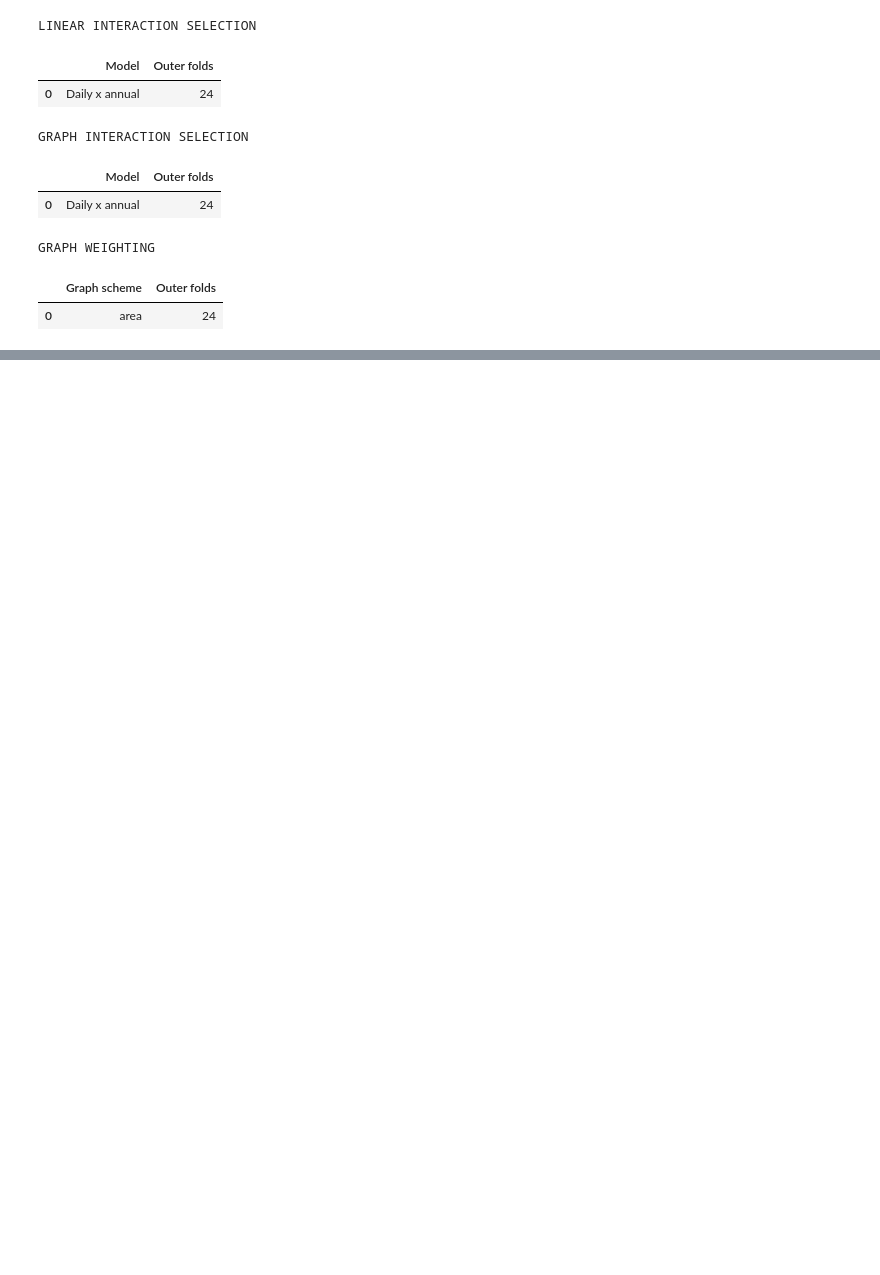
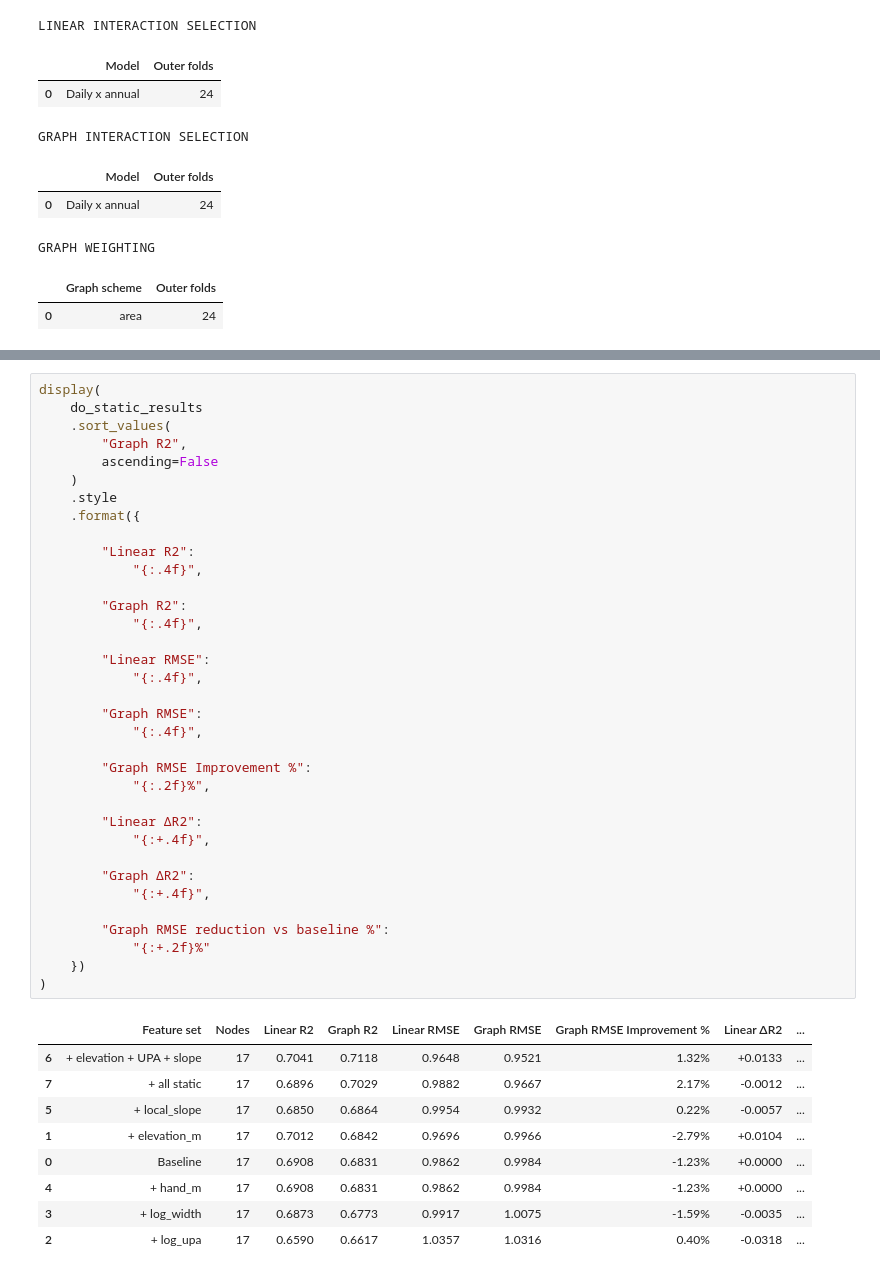
Before and after one commit to andrewc156/rivernets, a Jupyter notebook: largest_uncompressed_laplacian.ipynb, the cells around one changed output, grey strips where cells are left out. Saved outputs shown, nothing was run; the diff lists cells and outputs as text; blank space fills up the shorter version.

```diff
--- a/largest_uncompressed_laplacian.ipynb
+++ b/largest_uncompressed_laplacian.ipynb
@@ -13870,0 +15594,45 @@ GRAPH WEIGHTING
+# %%
+display(
+    do_static_results
+    .sort_values(
+        "Graph R2",
+        ascending=False
+    )
+    .style
+    .format({
+
+        "Linear R2":
+            "{:.4f}",
+
+        "Graph R2":
+            "{:.4f}",
+
+        "Linear RMSE":
+            "{:.4f}",
+
+        "Graph RMSE":
+            "{:.4f}",
+
+        "Graph RMSE Improvement %":
+            "{:.2f}%",
+
+        "Linear ΔR2":
+            "{:+.4f}",
+
+        "Graph ΔR2":
+            "{:+.4f}",
+
+        "Graph RMSE reduction vs baseline %":
+            "{:+.2f}%"
+    })
+)
+# %% [output]
+|  | Feature set | Nodes | Linear R2 | Graph R2 | Linear RMSE | Graph RMSE | Graph RMSE Improvement % | Linear ΔR2 | ... |
+| 6 | + elevation + UPA + slope | 17 | 0.7041 | 0.7118 | 0.9648 | 0.9521 | 1.32% | +0.0133 | ... |
+| 7 | + all static | 17 | 0.6896 | 0.7029 | 0.9882 | 0.9667 | 2.17% | -0.0012 | ... |
+| 5 | + local_slope | 17 | 0.6850 | 0.6864 | 0.9954 | 0.9932 | 0.22% | -0.0057 | ... |
+| 1 | + elevation_m | 17 | 0.7012 | 0.6842 | 0.9696 | 0.9966 | -2.79% | +0.0104 | ... |
+| 0 | Baseline | 17 | 0.6908 | 0.6831 | 0.9862 | 0.9984 | -1.23% | +0.0000 | ... |
+| 4 | + hand_m | 17 | 0.6908 | 0.6831 | 0.9862 | 0.9984 | -1.23% | +0.0000 | ... |
+| 3 | + log_width | 17 | 0.6873 | 0.6773 | 0.9917 | 1.0075 | -1.59% | -0.0035 | ... |
+| 2 | + log_upa | 17 | 0.6590 | 0.6617 | 1.0357 | 1.0316 | 0.40% | -0.0318 | ... |
```
Also changed, not shown: parts of 46 cells of this notebook.
